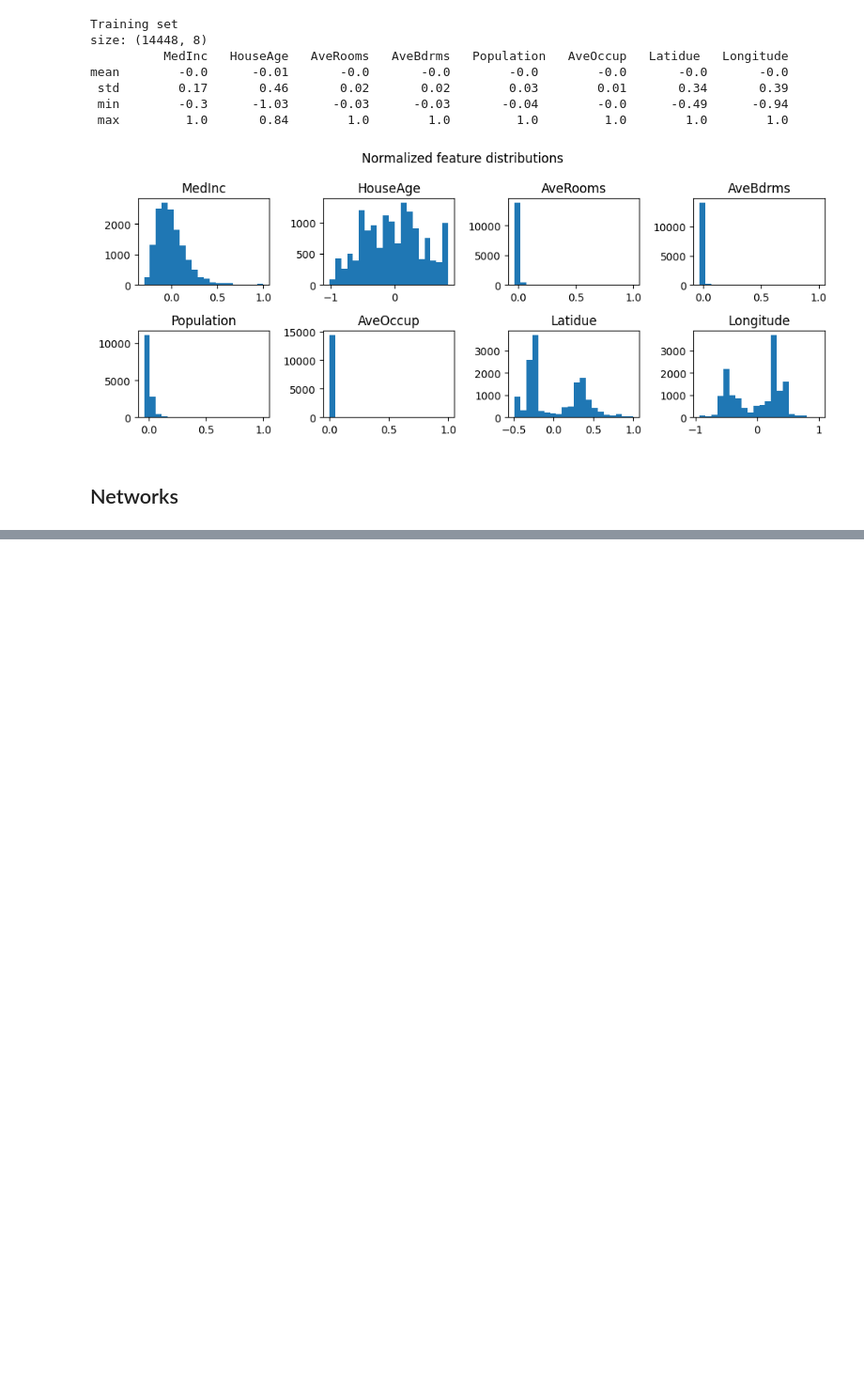
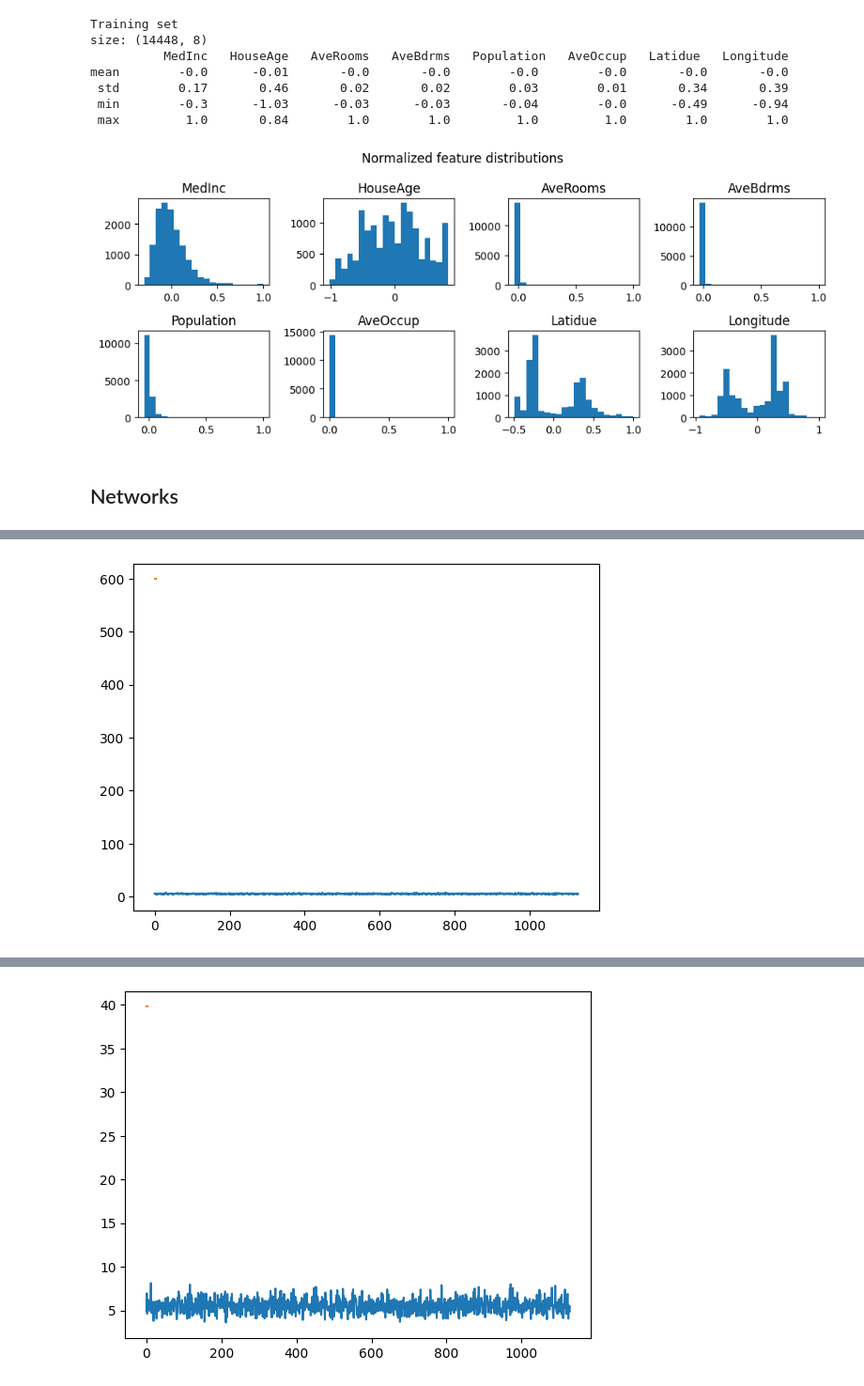
Before and after one commit to LHoeber/Deep_Learning, a Jupyter notebook: main.ipynb, the cells around one changed output, grey strips where cells are left out. Shown: that part at 94% size. Cells and saved outputs as stored; diff of their text form; code cells hidden in the pictures; blank space fills up the shorter version.

```diff
--- a/main.ipynb
+++ b/main.ipynb
@@ -189,8 +189,16 @@ def train_model(model, train_loader, val_loader, device, optimizer=None, num_epo
     return train_losses, val_losses, val_accuracies
 # %%
 #evaluation of the different models
-train_loader = torch.utils.data.DataLoader(X_train, batch_size=516, shuffle=True)
-val_loader = torch.utils.data.DataLoader(X_validation, batch_size=516, shuffle=True)
+X_train_torch = torch.tensor(X_train,dtype=torch.float32)
+y_train_torch = torch.tensor(y_train.reshape((len(y_train),1)),dtype=torch.float32)
+X_validation_torch = torch.tensor(X_validation,dtype=torch.float32)
+y_validation_torch = torch.tensor(y_validation.reshape((len(y_validation),1)),dtype=torch.float32)
+
+train_dataset = torch.utils.data.TensorDataset(X_train_torch,y_train_torch)
+validation_dataset = torch.utils.data.TensorDataset(X_validation_torch,y_validation_torch)
+
+train_loader = torch.utils.data.DataLoader(train_dataset, batch_size=64, shuffle=True)
+val_loader = torch.utils.data.DataLoader(validation_dataset, batch_size=64, shuffle=True)
 
 device = 'cuda' if torch.cuda.is_available() else 'cpu' # if you have a gpu, you can move the model onto it like this
 
@@ -198,7 +206,12 @@ all_models = NeuralNet_deep(), NeuralNet_wide(), NeuralNet_default(), NeuralNet_
 
 for model in all_models:
     print(model._get_name())
-    train_model(model,train_loader,val_loader,device)
+    train_loss, val_loss, val_accuracy = train_model(model,train_loader,val_loader,device)
+
+    fig = plt.figure()
+    plt.plot(train_loss)
+    plt.plot(val_loss)
+    plt.show()
 # %% [output]
 NeuralNet_deep
 -------------------- Epoch 0 --------------------
@@ -204,0 +236 @@ NeuralNet_deep
+[figure, added]
@@ -205,0 +257 @@ ValueError: too many values to unpack (expected 2)
+[figure, added]
```
Also changed, not shown: parts of 1 cell of this notebook.
